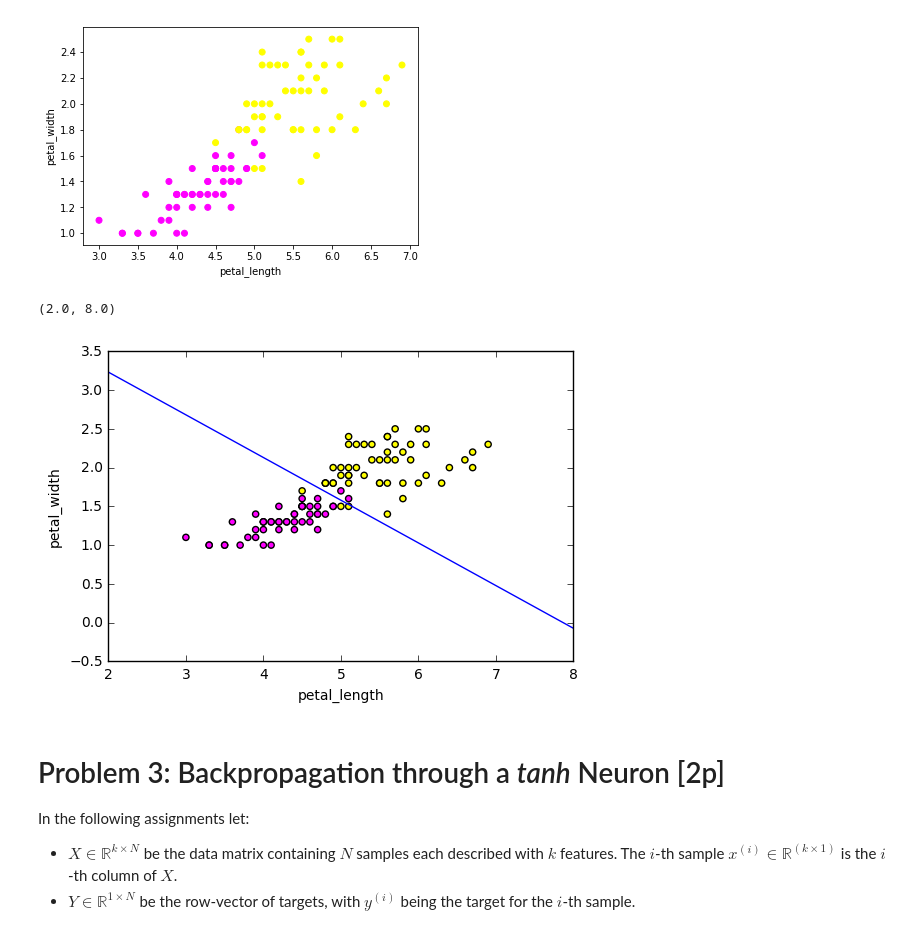
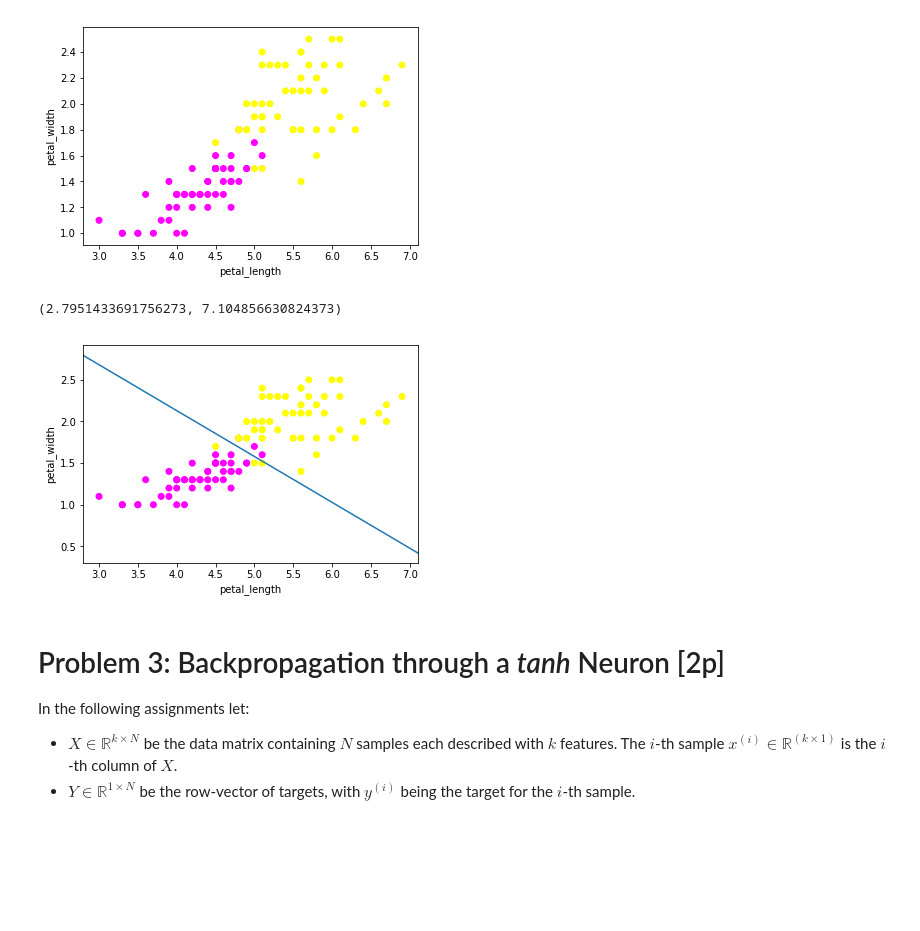
Before and after one commit to dingorth/neural_networks, a Jupyter notebook: assignment3/Assignment3.ipynb, the cells around one changed output. Cells and saved outputs as stored; diff of their text form; code cells hidden in the pictures; blank space fills up the shorter version.

```diff
--- a/assignment3/Assignment3.ipynb
+++ b/assignment3/Assignment3.ipynb
@@ -343,6 +351,9 @@ ylabel('petal_width')
 <matplotlib.text.Text at 0x...>
 [figure]
 # %%
+from scipy.special import expit as sigmoid
+import scipy.optimize as sopt
+
 class LogisticRegressionCost(object):
     def __init__(self, X, Y):
         self.X = X
@@ -355,40 +366,45 @@ class LogisticRegressionCost(object):
 
         #reshape Theta
         ThetaR = Theta.reshape(X.shape[0],1)
 
-        nll = TODO
+        Z = np.dot(ThetaR.T, X) #TODO
+        nll = -np.sum(Y*np.log(sigmoid(Z)) + (1-Y)*np.log(1-sigmoid(Z))) #TODO
+        grad = np.dot(X, (sigmoid(Z)-Y).T) #TODO
 
-        grad = TODO
-
-        #reshape gard into the shape of Theta, for fmin_l_bfsgb to work
+        #reshape grad into the shape of Theta, for fmin_l_bfsgb to work
         return nll, grad.reshape(Theta.shape)
 
 iris_log_reg = LogisticRegressionCost(IrisX, IrisY)
 
 #TODO: add afew gradient checks as in the code above!
+# for test_point in [[0., 0.],
+#                    [1., 1.],
+#                    [0.5, 1.0],
+#                    [1.0, 0.5]]:
+#     assert check_gradient(rosenbrock, np.array(test_point), prec=1e-5)
 
 Theta0 = np.zeros((3))
 
 #
 # Call a solver
 #
 
-ThetaOpt = TODO
+ThetaOpt = sopt.fmin_l_bfgs_b(iris_log_reg, Theta0)[0] # TODO
 
 #
 # Now plot the found separation line
 #
 
 scatter(IrisX[1,:], IrisX[2,:], c=IrisY.ravel(), cmap='spring')
 xlabel('petal_length')
 ylabel('petal_width')
 pl_min, pl_max = xlim()
 pl = linspace(pl_min, pl_max, 1000)
 plot(pl, -(ThetaOpt[0]+ThetaOpt[1]*pl)/ThetaOpt[2])
 xlim(pl_min, pl_max)
 # %% [output]
-(2.0, 8.0)
+(2.7951433691756273, 7.104856630824373)
-[figure, old version]
+[figure, new version]
 # %% [markdown]
 # Problem 3: Backpropagation through a *tanh* Neuron [2p]
 
```
Also changed, not shown: parts of 10 cells of this notebook, 1 other file.
